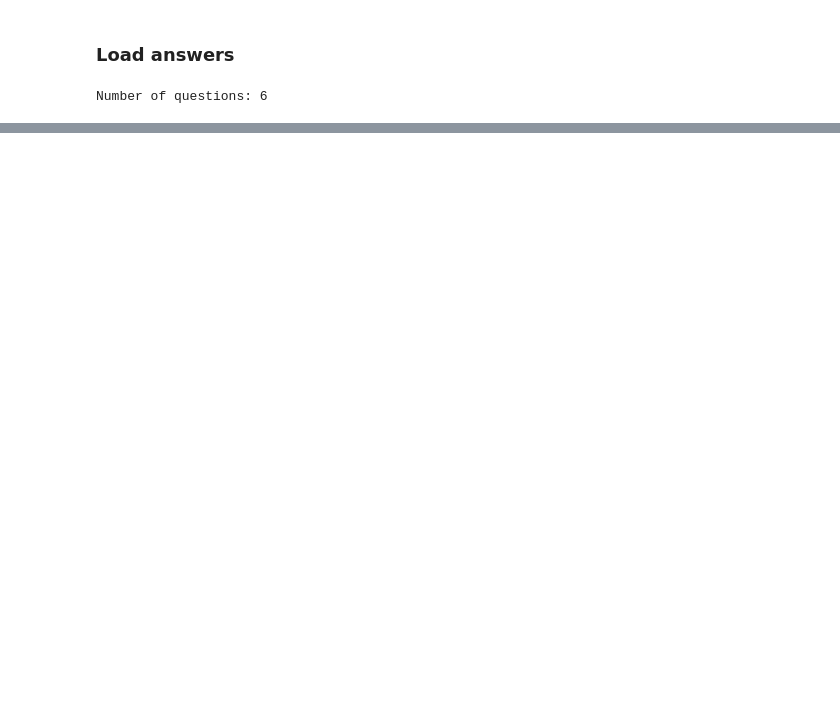
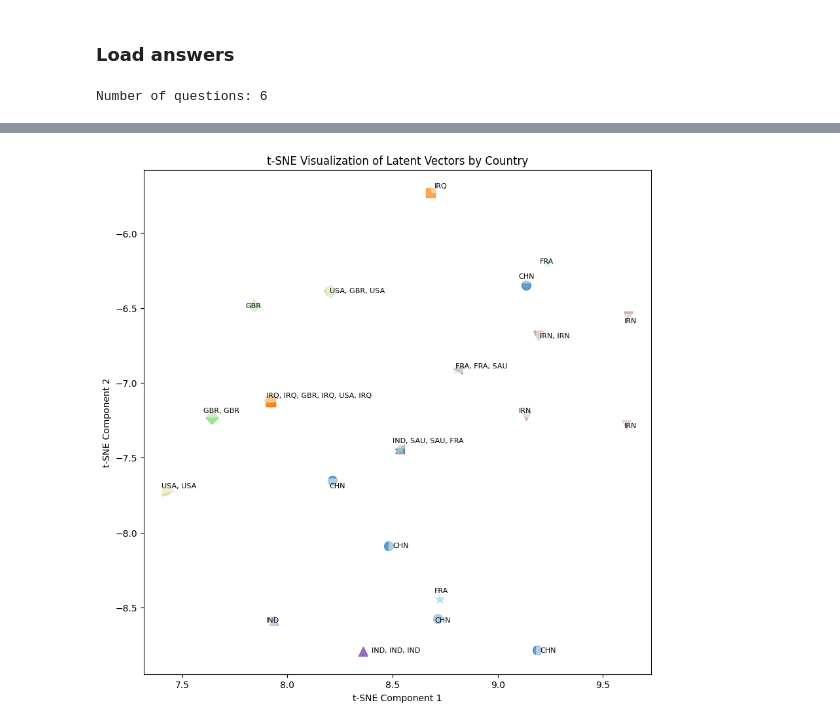
Before and after one commit to ritu1412/UN_debate, a Jupyter notebook: Code/llm_narrative.ipynb, the cells around one changed output, grey strips where cells are left out. Cells and saved outputs as stored; diff of their text form; code cells hidden in the pictures; blank space fills up the shorter version.

```diff
--- a/Code/llm_narrative.ipynb
+++ b/Code/llm_narrative.ipynb
@@ -288,0 +406,66 @@ plt.show()
+# %%
+# Load the latent vectors
+df_vectors = pd.read_csv("../data/processed/latent_vector_3.csv", header=None)
+data_vectors = df_vectors.values
+
+# Load the labels (assuming they are country names)
+with open("../data/processed/UN_data_with_narrative_answers.json") as f:
+    data = json.load(f)
+
+df = pd.DataFrame(data)
+labels = df['country'].to_list()
+countries = df['country'].to_list()
+
+# Check for consistency in lengths
+if len(data_vectors) != len(labels):
+    raise ValueError("Mismatch between the number of data points and labels")
+
+# Check the number of samples
+n_samples = data_vectors.shape[0]
+
+# Set the perplexity parameter to be less than the number of samples
+perplexity = min(30, n_samples - 1)
+
+# Apply TSNE to reduce the dimensions to 2D
+tsne = TSNE(n_components=2, perplexity=perplexity, random_state=42)
+v_2d = tsne.fit_transform(data_vectors)
+
+# Create a scatter plot with different marker shapes for each country
+plt.figure(figsize=(10, 10))
+
+# Define a list of markers and colors to use for different countries
+markers = ['o', 's', 'D', '^', 'v', '<', '>','*']  # Add more if necessary
+unique_labels = list(set(labels))
+colors = plt.cm.tab20(np.linspace(0, 1, len(unique_labels)))  # Define a color map
+
+# Create a dictionary mapping each unique label to a specific marker and color
+marker_map = {label: markers[i % len(markers)] for i, label in enumerate(unique_labels)}
+color_map = {label: colors[i % len(colors)] for i, label in enumerate(unique_labels)}
+
+# Create a dictionary to hold positions and their respective country labels
+position_labels = {}
+
+# Plot each point with the corresponding marker, color, and label
+for i in range(len(v_2d)):
+    x, y = v_2d[i]
+    plt.scatter(x, y, marker=marker_map[labels[i]], color=color_map[labels[i]], s=100, alpha=0.7)
+
+    # Group labels by their positions, rounded to avoid too many different groups
+    rounded_pos = (round(x, 1), round(y, 1))
+    if rounded_pos not in position_labels:
+        position_labels[rounded_pos] = []
+    position_labels[rounded_pos].append(countries[i])
+
+# Add labels to the plot, separating them by commas for overlapping points
+for pos, country_list in position_labels.items():
+    x, y = pos
+    label = ', '.join(country_list)
+    plt.text(x, y, label, fontsize=8, color='black', bbox=dict(facecolor='white', alpha=0.5, edgecolor='none'))
+
+# Display the plot
+plt.title("t-SNE Visualization of Latent Vectors by Country")
+plt.xlabel("t-SNE Component 1")
+plt.ylabel("t-SNE Component 2")
+plt.show()
+# %% [output]
+[figure, added]
```
Also changed, not shown: parts of 11 cells of this notebook, 7 other files.
